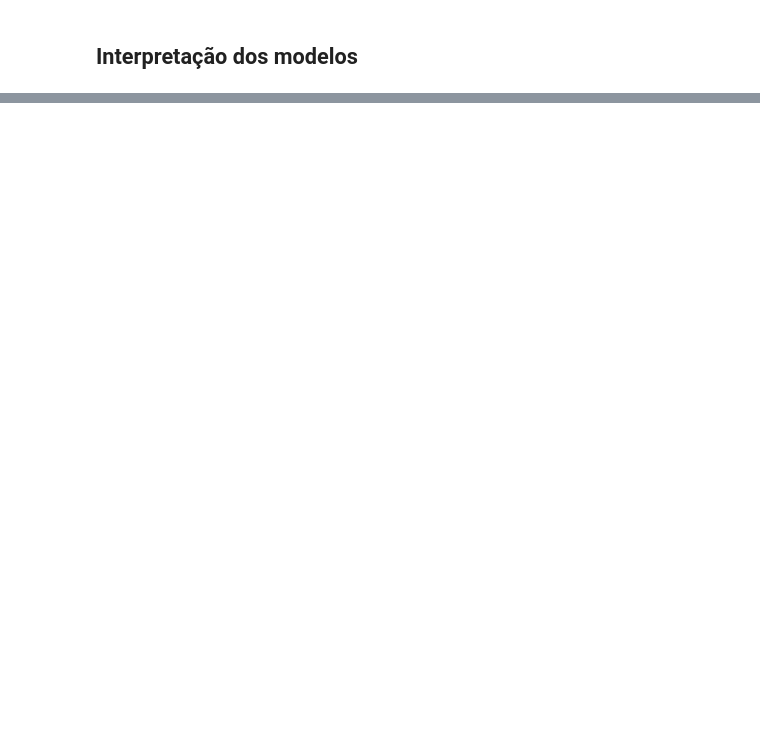
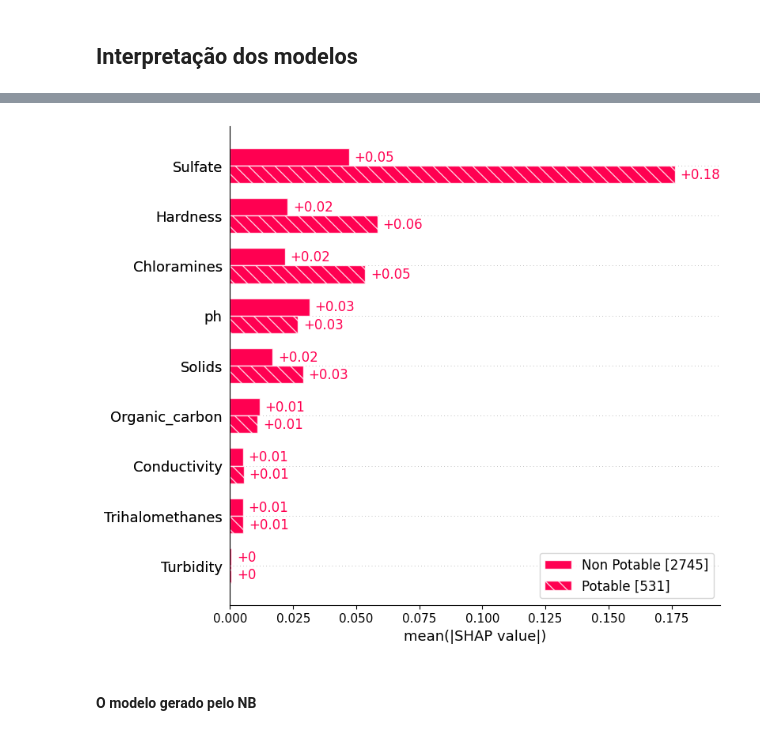
Before and after one commit to rsuffert/ai-models-interpretability, a Jupyter notebook: main.ipynb, the cells around one changed output, grey strips where cells are left out. Drawn from its saved outputs; the diff is of its cells as text; code cells hidden in the pictures; blank space fills up the shorter version.

```diff
--- a/main.ipynb
+++ b/main.ipynb
@@ -68,0 +374,23 @@ print(X.describe().round(2))
+# %%
+import shap
+import numpy as np
+import matplotlib.pyplot as plt
+
+
+##################################### SHAP ####################################
+shap.initjs()
+
+# X_background=shap.sample(X,1700) #ammount to use, tolerable time to use, 6 to 7 minutes
+# explainer=shap.KernelExplainer(nb_model.predict_proba, X_background)
+# shap_values = explainer.shap_values(X_background)
+
+# figure=plt.figure()
+# shap.summary_plot(shap_values[:,: ,1], X_background, feature_names=X.columns,plot_type="bar")
+
+predict_lab = nb_model.predict_proba(X)
+pl= np.argmax(predict_lab, axis=1)
+explainer = shap.Explainer(nb_model.predict_proba, X)
+shap_values = explainer(X)
+pot=["Potable" if i == 1 else "Non Potable" for i in pl]
+shap.plots.bar(shap_values[..., 1].cohorts(pot).abs.mean(0))
+# %% [output]
@@ -68,0 +398,3 @@ print(X.describe().round(2))
+[figure, added]
+# %% [markdown]
+#### O modelo gerado pelo NB
```
Also changed, not shown: parts of 27 cells of this notebook, 4 other files.
